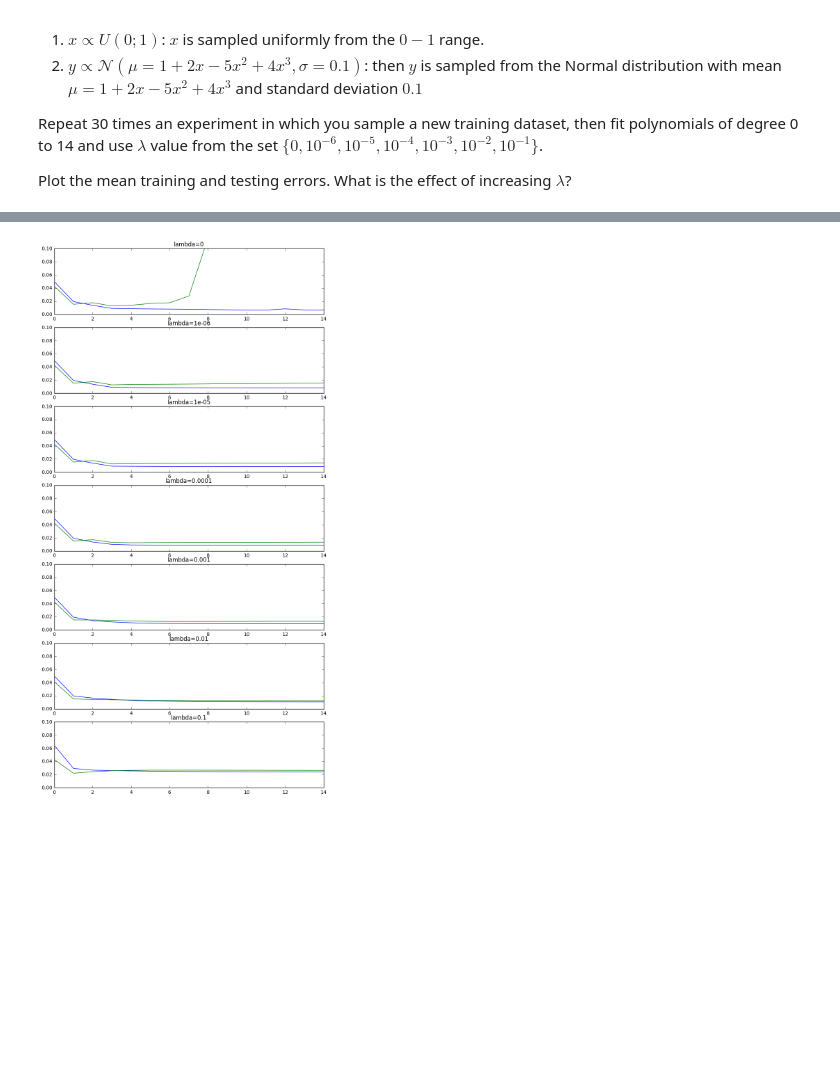
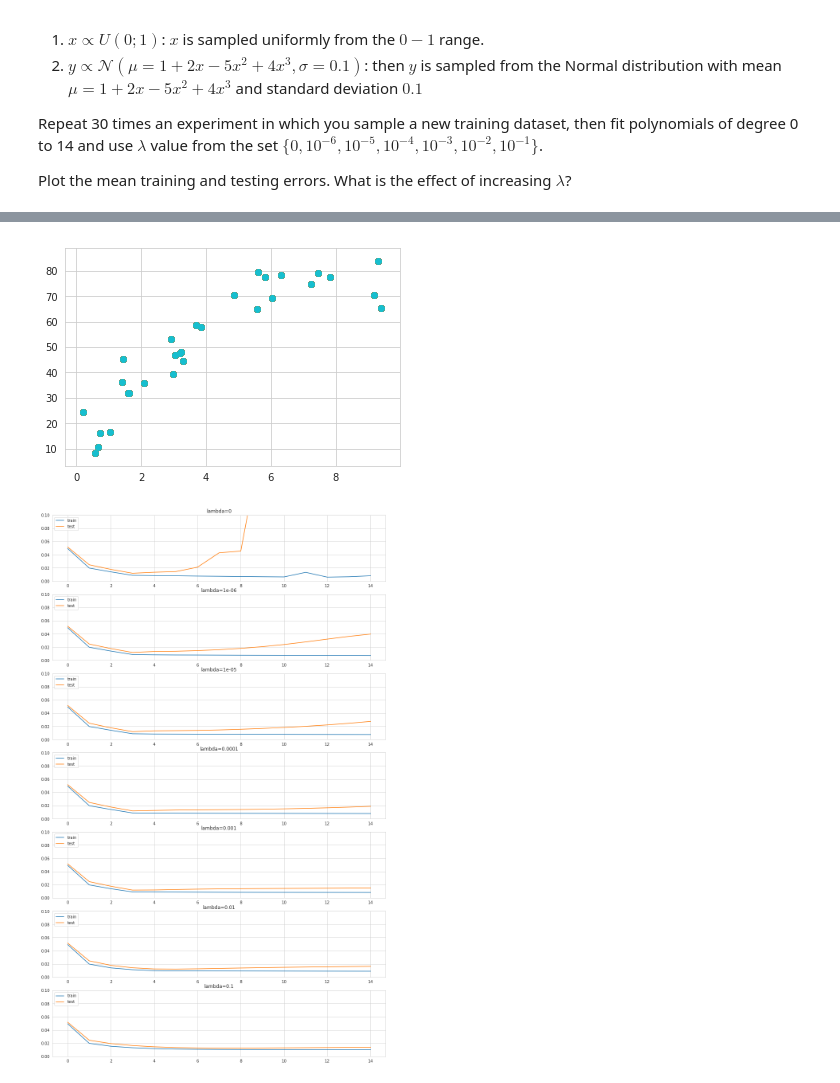
Before and after one commit to Congr00/Uni, a Jupyter notebook: Sieci Neuronowe/lab2/Assignment2.ipynb, the cells around one changed output, grey strips where cells are left out. Drawn from its saved outputs; the diff is of its cells as text; code cells hidden in the pictures; blank space fills up the shorter version.

```diff
--- a/Sieci Neuronowe/lab2/Assignment2.ipynb
+++ b/Sieci Neuronowe/lab2/Assignment2.ipynb
@@ -436,16 +440,18 @@ def powers_of_X(X, degree):
 
 def compute_polynomial(X, Theta):
     XP = powers_of_X(X, len(Theta) - 1) # len(Theta) x N
-    Y = TODO
+    Y = np.dot(XP.T, Theta) # Matrix N x 1
     return Y
 
 plot_x_space = np.linspace(0,10,100)
-scatter(data[0], data[1])
+plt.scatter(data[0], data[1])
 for degree in range(4):
     X = powers_of_X(data[0], degree) # Matrix d x N
     Y = data[1].reshape(1, -1)       # Matrix 1 x N
-    Theta = TODO
-    plot(plot_x_space, compute_polynomial(plot_x_space, Theta).ravel(),
+    #theta is coefficients of polynomial: Y = B0 + x1*B1 + ... => Y = XT*B
+    #Thera = (X*X.T)^-1*X*Y.T
+    Theta = np.dot(np.linalg.inv(np.dot(X, X.T)), X).dot(Y.T) # Matrix d x 1
+    plt.plot(plot_x_space, compute_polynomial(plot_x_space, Theta).ravel(),
          label="degree: %d" %(degree, ))
     print Theta, Theta.shape
-legend(loc='lower right')
+plt.legend(loc='lower right')
@@ -507,50 +525,46 @@ def poly_fit(data, degree, _lambda):
     X = data[0].reshape(1,-1)
     Y = data[1].reshape(1,-1)
     XX = X**powers
-    #
-    # TODO: implement the closed-form solution for Theta
-    #
-    # Please note that np.inv may be numerically unstable.
-    # It is better to use np.linalg.solve or even a QR decomposition.
-    #
-    Theta = TODO
+    tmp = np.dot(XX,XX.T) + (_lambda*np.identity(XX.shape[0]))
+    Theta = np.linalg.solve(tmp, np.dot(XX, Y.T))
     return Theta
 # %%
 lambdas = [0.0, 0.000001, 0.00001, 0.0001, 0.001, 0.01, 0.1]
-degrees  = arange(15)
+degrees  = np.arange(15)
 
 num_repetitions = 30
 num_samples = 30
 
 train_errors = np.zeros((len(lambdas), len(degrees)))
 test_errors = np.zeros((len(lambdas), len(degrees)))
 
 #sample a single dataset for all experiments
 test_data = make_dataset(num_samples)
 
 for repetition in xrange(num_repetitions):
     #sample a new training dataset for this repetition
     train_data = make_dataset(num_samples)
-    #scatter(data[0], data[1])
+    plt.scatter(data[0], data[1])
     for degree_i, degree in enumerate(degrees):
         for lambda_i, _lambda in enumerate(lambdas):
             Theta = poly_fit(train_data, degree, _lambda)
             #
             # TODO: compute the mean training and test errors
             #
-            train_errors[lambda_i, degree_i] += TODO
-            test_errors[lambda_i, degree_i] += TODO
+            train_errors[lambda_i, degree_i] += np.mean((train_data[1] - poly_fun(train_data[0],Theta))**2)
+            test_errors[lambda_i, degree_i] += np.mean((test_data[1] - poly_fun(test_data[0],Theta))**2)
+
 train_errors /=  num_repetitions
 test_errors /= num_repetitions
 
-figure(figsize=(10,20))
+plt.figure(figsize=(15,25))
 for lambda_i, _lambda in enumerate(lambdas):
-    subplot(len(lambdas), 1, lambda_i+1)
-    plot(degrees, train_errors[lambda_i,:], label='train')
-    plot(degrees, test_errors[lambda_i,:],  label='test')
-    ylim(0,0.1)
-    title('lambda=%g'%(_lambda,))
-    grid(True)
-    legend()
+    plt.subplot(len(lambdas), 1, lambda_i+1)
+    plt.plot(degrees, train_errors[lambda_i,:], label='train')
+    plt.plot(degrees, test_errors[lambda_i,:],  label='test')
+    plt.legend(loc="upper left")
+    plt.ylim(0,0.1)
+    plt.title('lambda=%g'%(_lambda,))
 # %% [output]
-[figure, old version]
+[figure, new version]
+[figure, added]
```
Also changed, not shown: parts of 5 cells of this notebook, 45 other files.
